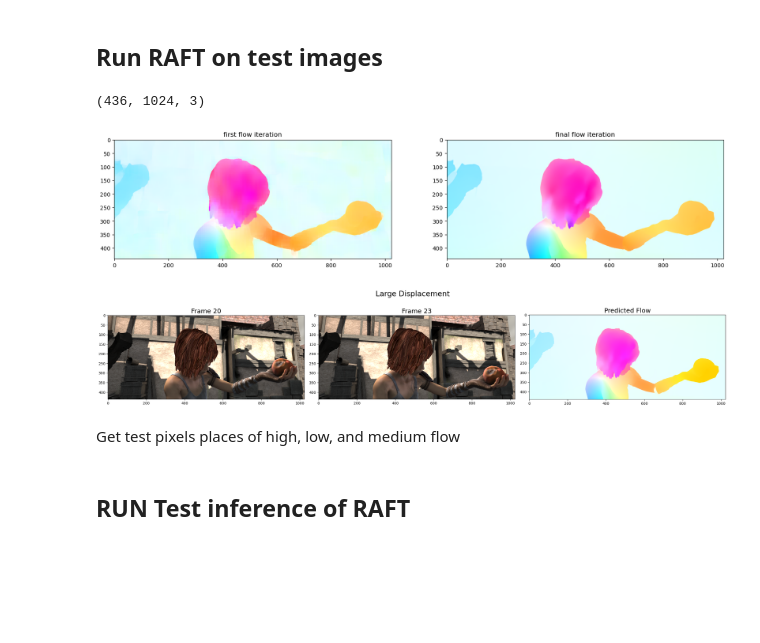
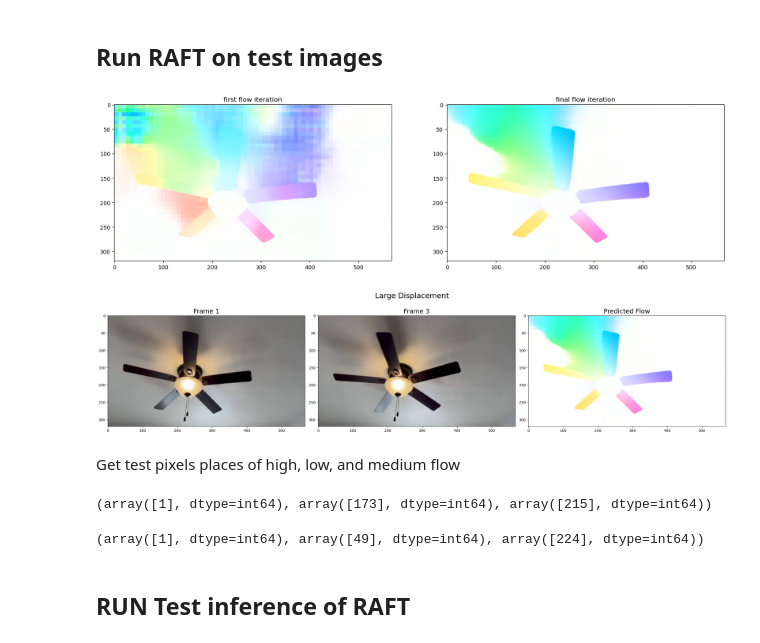
Before and after one commit to itberrios/CV_projects, a Jupyter notebook: RAFT/RAFT_dive.ipynb, the cells around one changed output. Cells and saved outputs as stored; diff of their text form; code cells hidden in the pictures; blank space fills up the shorter version.

```diff
--- a/RAFT/RAFT_dive.ipynb
+++ b/RAFT/RAFT_dive.ipynb
@@ -54,10 +23,13 @@ len(frames)
 # %% [markdown]
 ## **Run RAFT on test images**
 # %%
-demo_path = 'RAFT/demo-frames'
-frame1 = cv2.imread(os.path.join(demo_path, 'frame_0020.png'))
-frame2 = cv2.imread(os.path.join(demo_path, 'frame_0021.png'))
-frame3 = cv2.imread(os.path.join(demo_path, 'frame_0023.png')) # large displacement
+frame1 = cv2.imread('test_images/fan_frame_1.png')
+frame2 = cv2.imread('test_images/fan_frame_2.png')
+frame3 = cv2.imread('test_images/fan_frame_3.png') # large displacement
+
+# frame1 = cv2.imread('test_images/fan_frame_61.png')
+# frame2 = cv2.imread('test_images/fan_frame_62.png')
+# frame3 = cv2.imread('test_images/fan_frame_63.png') # large displacement
 
 frame1 = cv2.cvtColor(frame1, cv2.COLOR_BGR2RGB)
 frame2 = cv2.cvtColor(frame2, cv2.COLOR_BGR2RGB)
@@ -69,16 +41,12 @@ frame3 = cv2.cvtColor(frame3, cv2.COLOR_BGR2RGB)
 # ax[0].set_title("Frame 20")
 # ax[1].imshow(frame2)
 # ax[1].set_title("Frame 23");
-# %%
-frame1.shape
-# %% [output]
-(436, 1024, 3)
 # %%
 # load model
 model = load_model("RAFT/models/raft-sintel.pth", args=Args())
 
 # predict Optical Flow
-flow_iters = inference(model, frame1, frame2, device='cuda', iters=20, test_mode=False)
+flow_iters = inference(model, frame1, frame3, device='cuda', iters=20, test_mode=False)
 # %%
 _, (ax0, ax1) = plt.subplots(1,2, figsize=(20,10))
 
@@ -87,20 +55,20 @@ ax0.set_title('first flow iteration')
 ax1.imshow(get_viz(flow_iters[-1]))
 ax1.set_title('final flow iteration');
 # %% [output]
-[figure, old version]
+[figure, new version]
 # %%
-fig, ax = plt.subplots(1, 3, figsize=(25, 5))
+fig, ax = plt.subplots(1, 3, figsize=(25, 6))
 fig.suptitle("Large Displacement", size=21)
 ax[0].imshow(frame1)
-ax[0].set_title("Frame 20", size=18)
-ax[1].imshow(frame2)
-ax[1].set_title("Frame 23", size=18)
+ax[0].set_title("Frame 1", size=18)
+ax[1].imshow(frame3)
+ax[1].set_title("Frame 3", size=18)
 ax[2].imshow(get_viz(flow_iters[-1]))
 ax[2].set_title("Predicted Flow", size=18);
 
 fig.tight_layout();
 # %% [output]
-[figure, old version]
+[figure, new version]
 # %% [markdown]
 Get test pixels places of high, low, and medium flow
 # %%
@@ -130,6 +98,14 @@ hi_flow_2 = np.dstack(hi_flow_2).squeeze()
 
 # me_flow_1 = np.dstack(me_flow_1).squeeze()[0]
 # me_flow_2 = np.dstack(me_flow_2).squeeze()[0]
+# %%
+me_flow_1
+# %% [output]
+(array([1], dtype=int64), array([173], dtype=int64), array([215], dtype=int64))
+# %%
+me_flow_2
+# %% [output]
+(array([1], dtype=int64), array([49], dtype=int64), array([224], dtype=int64))
 # %% [markdown]
 ## **RUN Test inference of RAFT**
 # %% [markdown]
```
Also changed, not shown: parts of 28 cells of this notebook, 2 other files.
